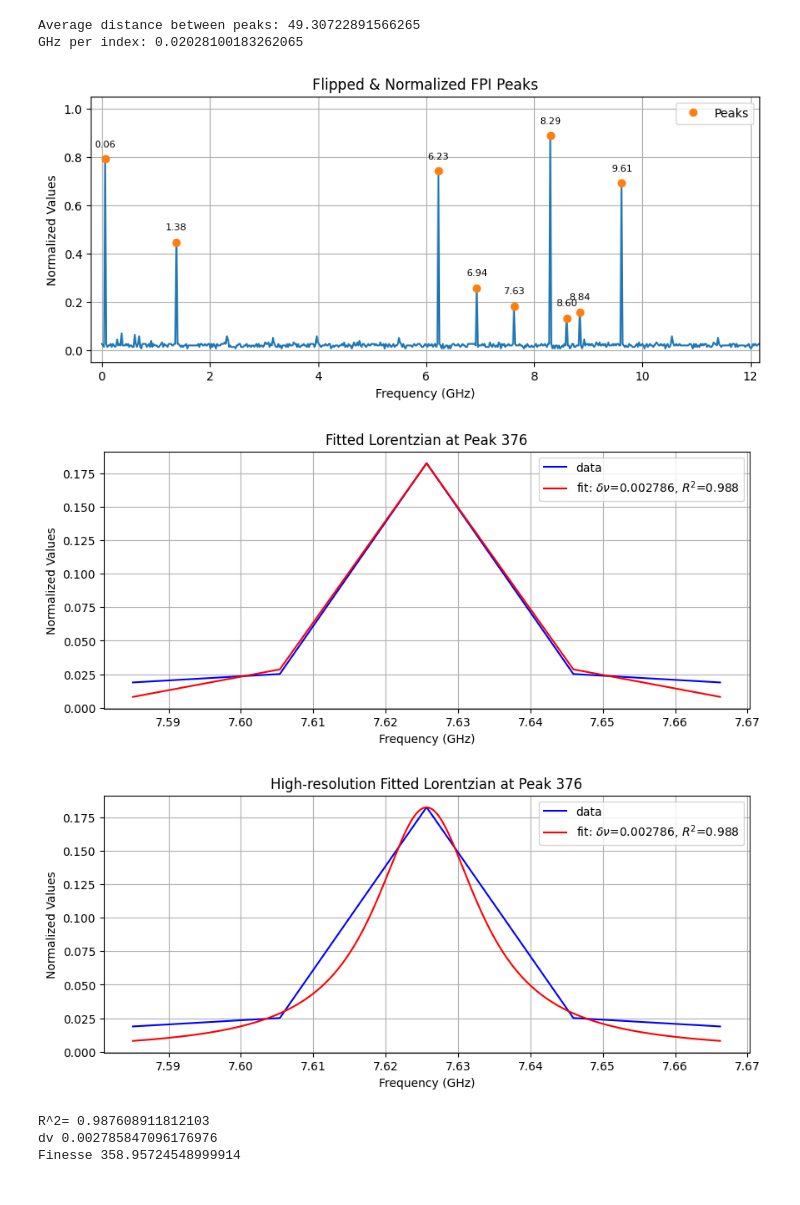
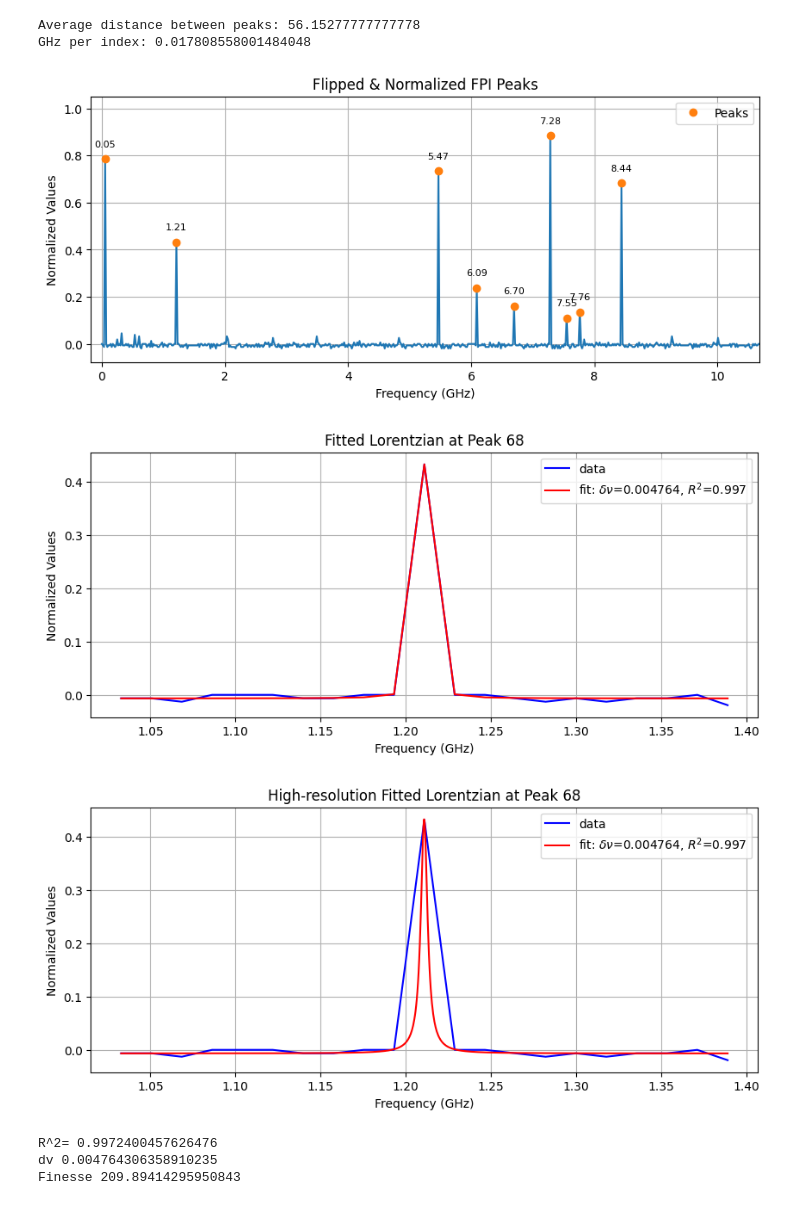
Before and after one commit to jamalghaith/advancedlabs, a Jupyter notebook: Rb Spectroscopy/Analysis.ipynb, the cells around one changed output. Drawn from its saved outputs; the diff is of its cells as text; code cells hidden in the pictures.

```diff
--- a/Rb Spectroscopy/Analysis.ipynb
+++ b/Rb Spectroscopy/Analysis.ipynb
@@ -36,7 +36,7 @@ plt.show()
 flipped_series_data = -series_data
 
 # Normalize the flipped data
-normalized_flipped_series_data = (flipped_series_data - flipped_series_data.min()) / (flipped_series_data.max() - flipped_series_data.min())
+normalized_flipped_series_data = (flipped_series_data) / (flipped_series_data.max())
 
 # Find peaks in the flipped normalized series
 peaks, _ = find_peaks(normalized_flipped_series_data, height = 0.1)
@@ -62,7 +62,7 @@ plt.xlim(-10,limit)
 plt.savefig(r'Latex\Figures\FPI_Peaks.png', dpi=600)
 plt.show()
 
-# Compute the average distance between peaks
+# Compute the average distance between peaks in the filtered array
 average_peak_distance = np.mean(peak_distances)
 GHz_per_index = 1/ average_peak_distance
 print(f'Average distance between peaks: {average_peak_distance}')
@@ -91,11 +91,11 @@ plt.show()
 
 
 # Define the Lorentzian function with an amplitude parameter
-def lorentzian(x, x0, dv, C):
-    return  C / ((x - x0)**2 + (np.pi*dv)**2)
+def lorentzian(x, x0, dv, C, y0):
+    return  y0 + (2*C/np.pi)*(dv / (4*(x - x0)**2 + (dv)**2))
 
-peak_index = peaks[4]
-window_size = 2  # Adjust as needed
+peak_index = peaks[1]
+window_size = 10 # Adjust as needed
 window_indices = range(max(0, peak_index - window_size), min(len(normalized_flipped_series_data), peak_index + window_size + 1))
 window_x = x_values_GHz[window_indices]
 window_y = normalized_flipped_series_data[window_indices]
@@ -104,9 +104,12 @@ window_y = normalized_flipped_series_data[window_indices]
 x0_initial = x_values_GHz[peak_index]  # center frequency of the peak
 gamma_initial = 0.1  # width of the peak
 C_initial = max(window_y)  # height of the peak
+y0_initial = normalized_flipped_series_data.min()  # offset
 
 # Now you can use A_initial in your initial parameter estimates
-p0 = [x0_initial, gamma_initial, C_initial]
+p0 = [x0_initial, gamma_initial, C_initial, y0_initial]
+
+fit_options = {'maxfev': 10000}
 
 # Fit the Lorentzian function to the data in the window
 popt, _ = curve_fit(lorentzian, window_x, window_y, p0=p0)
@@ -153,8 +156,8 @@ print('Finesse', 1/popt[1])
-Average distance between peaks: 49.30722891566265
-GHz per index: 0.02028100183262065
+Average distance between peaks: 56.15277777777778
+GHz per index: 0.017808558001484048
-[figure, old version]
+[figure, new version]
-[figure, old version]
+[figure, new version]
-[figure, old version]
+[figure, new version]
-R^2= 0.987608911812103
-dv 0.002785847096176976
-Finesse 358.95724548999914
+R^2= 0.9972400457626476
+dv 0.004764306358910235
+Finesse 209.89414295950843
```
Also changed, not shown: parts of 1 cell of this notebook, 3 other files.
